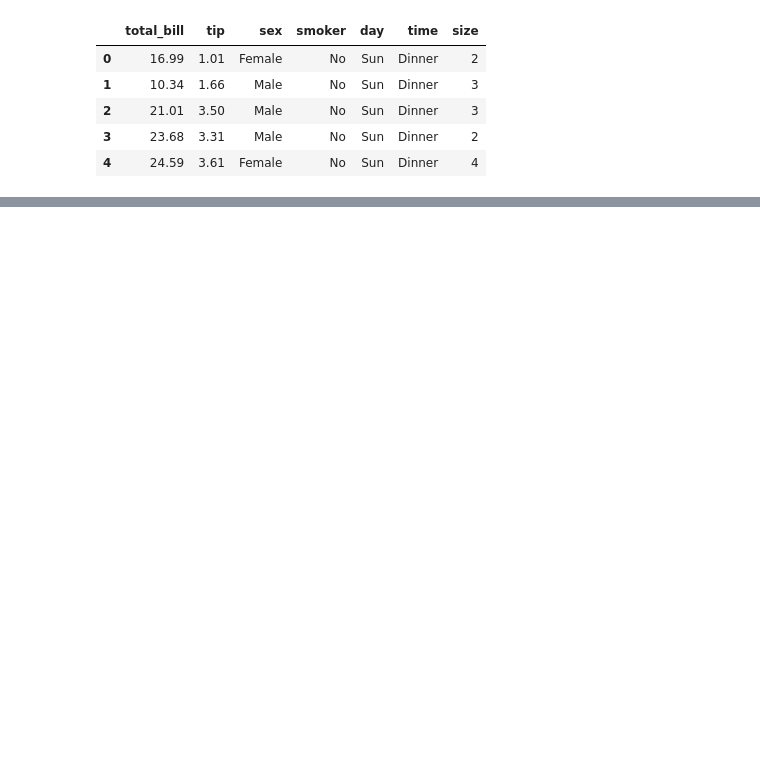
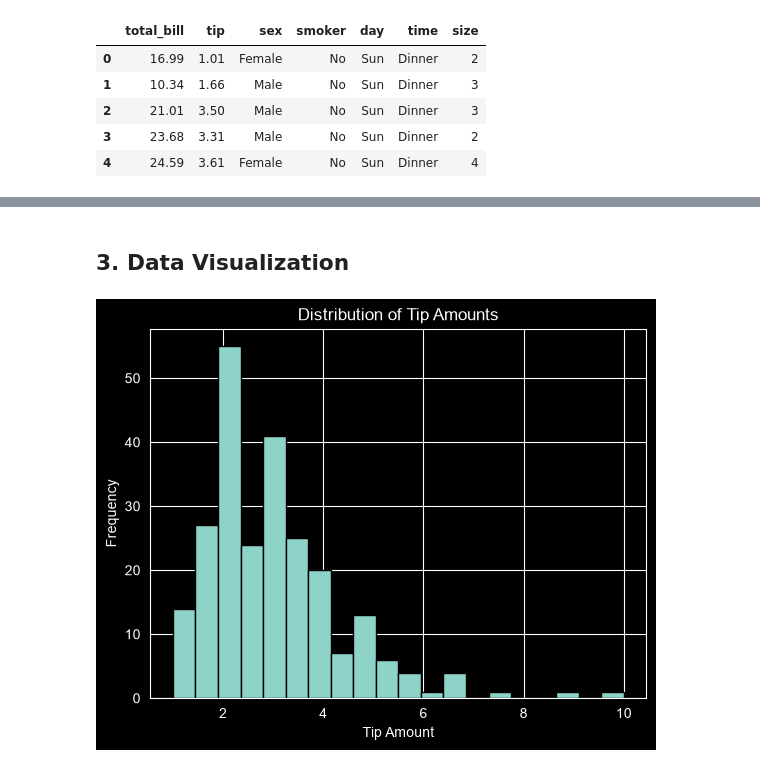
Before and after one commit to TariqJaved164/Machine-Learning, a Jupyter notebook: Regression/tpis_prediction.ipynb, the cells around one changed output, grey strips where cells are left out. Cells and saved outputs as stored; diff of their text form; code cells hidden in the pictures; blank space fills up the shorter version.

```diff
--- a/Regression/tpis_prediction.ipynb
+++ b/Regression/tpis_prediction.ipynb
@@ -38 +75,12 @@ LinearRegression()
+# %% [markdown]
+## 3. Data Visualization
+# %%
+# Plot distribution of tip amounts
+plt.hist(df['tip'], bins=20, edgecolor='black')
+plt.xlabel('Tip Amount')
+plt.ylabel('Frequency')
+plt.title('Distribution of Tip Amounts')
+plt.show()
+# %% [output]
+[figure, added]
 # %%
```
Also changed, not shown: parts of 28 cells of this notebook.
